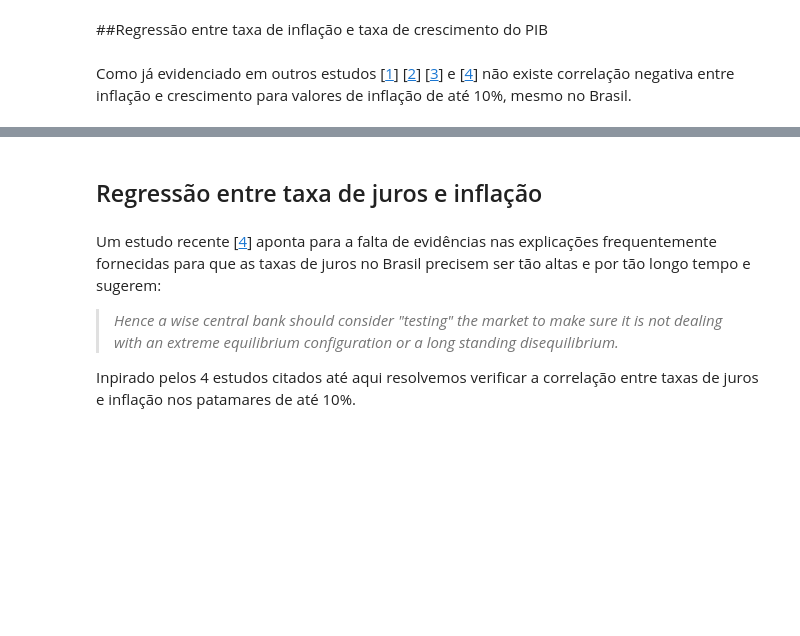
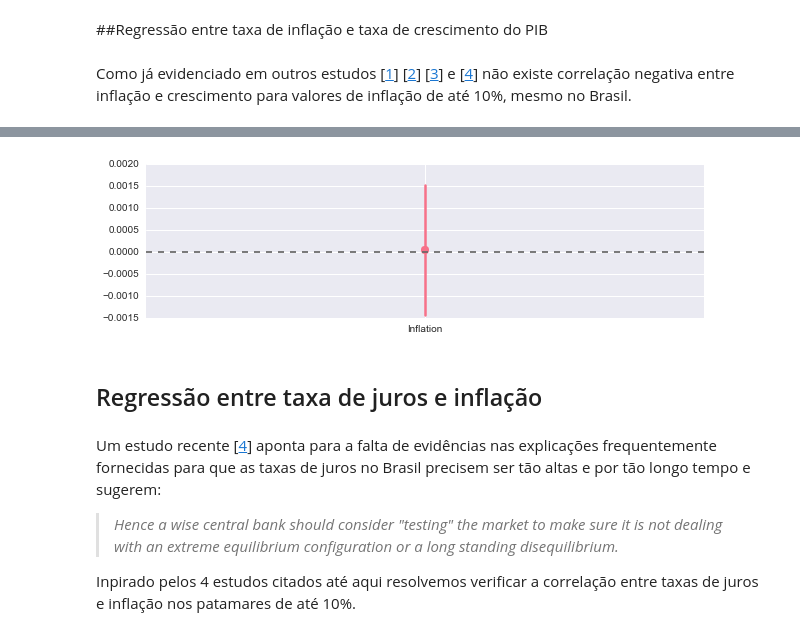
Before and after one commit to xboard/xboard.github.io, a Jupyter notebook: ipynb/Inflation vs Economic Growth vs Interest Rates.ipynb, the cells around one changed output, grey strips where cells are left out. Cells and saved outputs as stored; diff of their text form; code cells hidden in the pictures; blank space fills up the shorter version.

```diff
--- a/ipynb/Inflation vs Economic Growth vs Interest Rates.ipynb
+++ b/ipynb/Inflation vs Economic Growth vs Interest Rates.ipynb
@@ -51,3 +51,7 @@ ax.set_ylabel(u"PIB")
+# %%
+sns.coefplot("GDP ~ Inflation", data=brazil)
+# %% [output]
+[figure, added]
 # %% [markdown]
 ## Regressão entre taxa de juros e inflação
 # %% [markdown]
```
Also changed, not shown: parts of 4 cells of this notebook.
